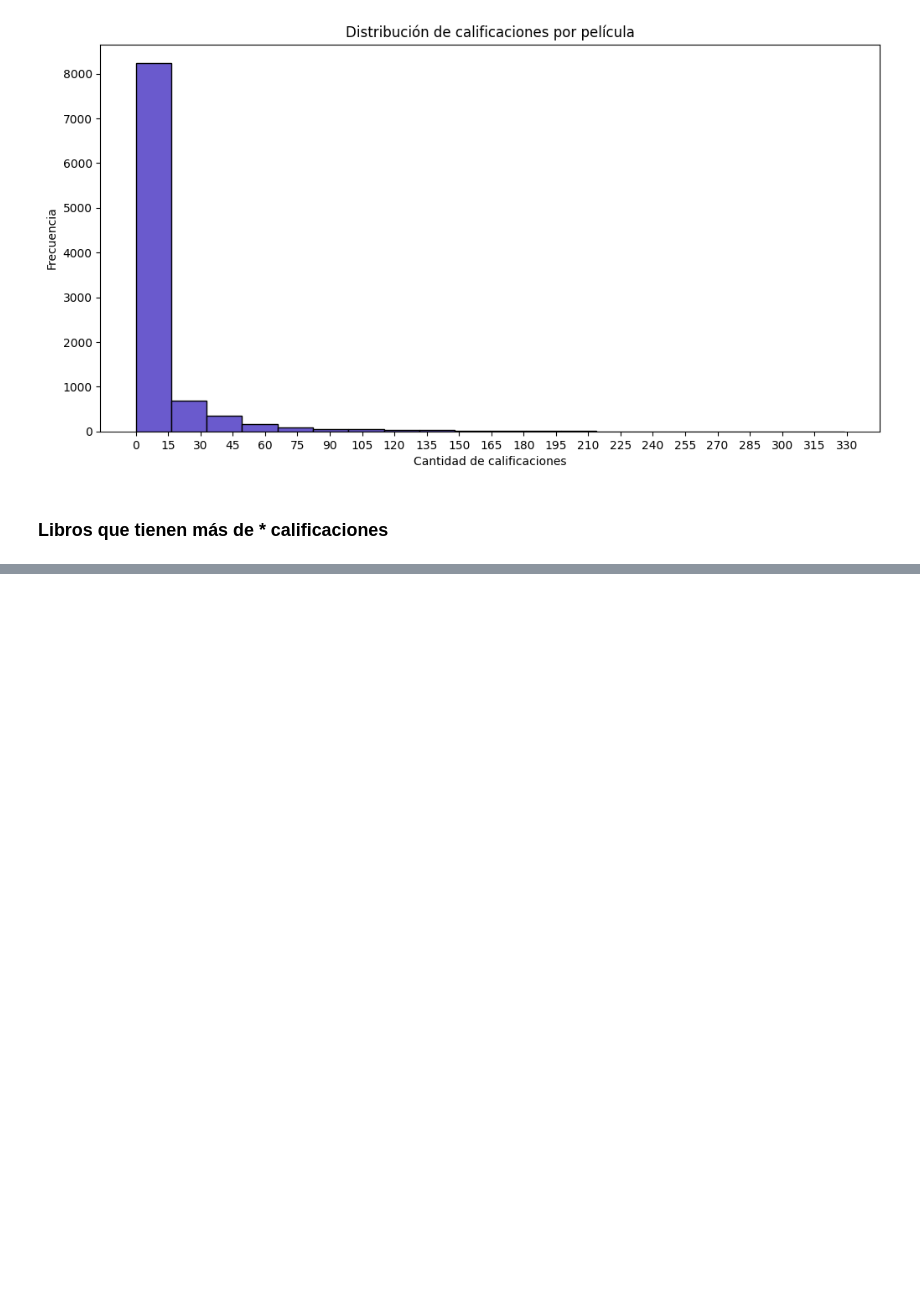
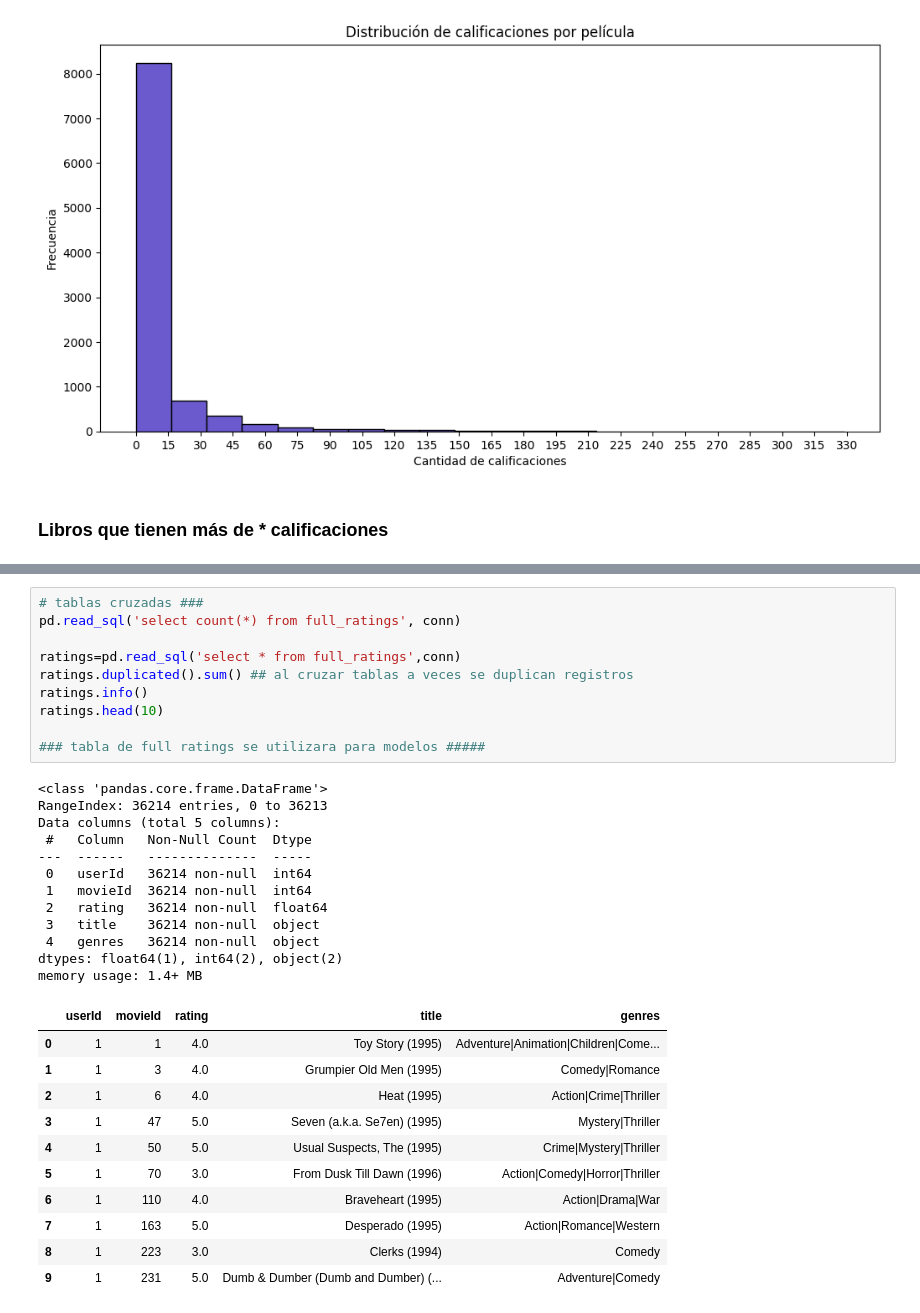
Before and after one commit to Leostark95/Analitica_3_Proyecto_2, a Jupyter notebook: b_analisis_exploratorio.ipynb, the cells around one changed output, grey strips where cells are left out. Cells and saved outputs as stored; diff of their text form; blank space fills up the shorter version.

```diff
--- a/b_analisis_exploratorio.ipynb
+++ b/b_analisis_exploratorio.ipynb
@@ -204,0 +238,34 @@ rating_movie
+# %%
+# tablas cruzadas ###
+pd.read_sql('select count(*) from full_ratings', conn)
+
+ratings=pd.read_sql('select * from full_ratings',conn)
+ratings.duplicated().sum() ## al cruzar tablas a veces se duplican registros
+ratings.info()
+ratings.head(10)
+
+### tabla de full ratings se utilizara para modelos #####
+# %% [output]
+<class 'pandas.core.frame.DataFrame'>
+RangeIndex: 36214 entries, 0 to 36213
+Data columns (total 5 columns):
+ #   Column   Non-Null Count  Dtype
+---  ------   --------------  -----
+ 0   userId   36214 non-null  int64
+ 1   movieId  36214 non-null  int64
+ 2   rating   36214 non-null  float64
+ 3   title    36214 non-null  object
+ 4   genres   36214 non-null  object
+dtypes: float64(1), int64(2), object(2)
+memory usage: 1.4+ MB
+|  | userId | movieId | rating | title | genres |
+| 0 | 1 | 1 | 4.0 | Toy Story (1995) | Adventure|Animation|Children|Come... |
+| 1 | 1 | 3 | 4.0 | Grumpier Old Men (1995) | Comedy|Romance |
+| 2 | 1 | 6 | 4.0 | Heat (1995) | Action|Crime|Thriller |
+| 3 | 1 | 47 | 5.0 | Seven (a.k.a. Se7en) (1995) | Mystery|Thriller |
+| 4 | 1 | 50 | 5.0 | Usual Suspects, The (1995) | Crime|Mystery|Thriller |
+| 5 | 1 | 70 | 3.0 | From Dusk Till Dawn (1996) | Action|Comedy|Horror|Thriller |
+| 6 | 1 | 110 | 4.0 | Braveheart (1995) | Action|Drama|War |
+| 7 | 1 | 163 | 5.0 | Desperado (1995) | Action|Romance|Western |
+| 8 | 1 | 223 | 3.0 | Clerks (1994) | Comedy |
+| 9 | 1 | 231 | 5.0 | Dumb & Dumber (Dumb and Dumber) (... | Adventure|Comedy |
```
Also changed, not shown: parts of 7 cells of this notebook.
